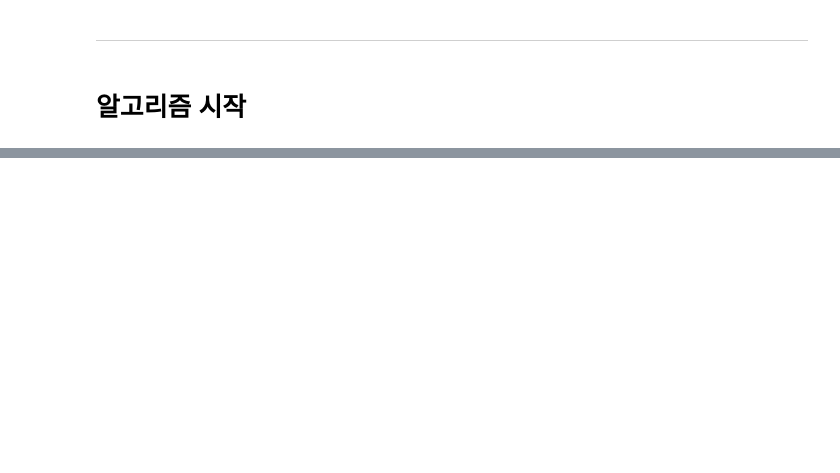
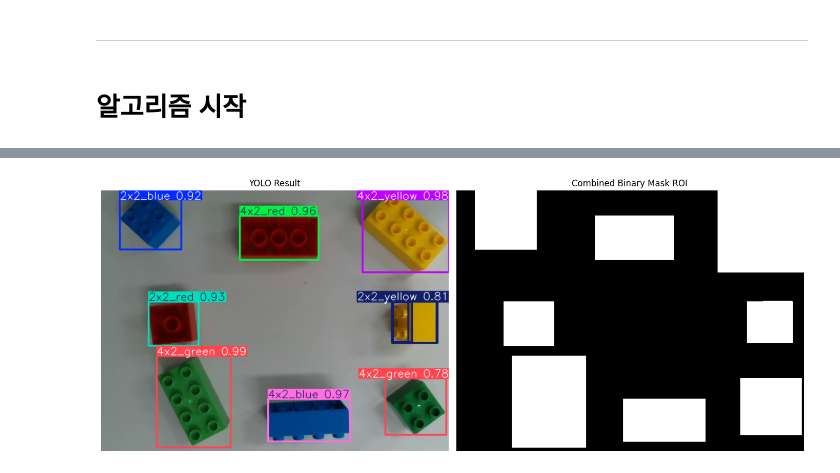
Before and after one commit to engineer0914/pointcloud_test, a Jupyter notebook: INUVision.ipynb, the cells around one changed output, grey strips where cells are left out. Drawn from its saved outputs; the diff is of its cells as text; code cells hidden in the pictures; blank space fills up the shorter version.

```diff
--- a/INUVision.ipynb
+++ b/INUVision.ipynb
@@ -918,0 +673,87 @@ plt.show()
+# %%
+from ultralytics import YOLO
+import cv2
+import numpy as np
+import matplotlib.pyplot as plt
+
+# ---------------------------------------------------------
+# 1. YOLO 모델 로드
+# ---------------------------------------------------------
+# segmentation 모델이면 masks 사용 가능
+# detection 모델이면 boxes로 사각형 마스크 생성
+model = YOLO("yolo_models/train1_05_04/weights/best.pt")
+
+target_classes = [0, 1, 3, 4, 5, 6, 8, 9]
+
+# 이미지 크기 자동 사용
+H, W = color_img_bgr.shape[:2]
+
+# ---------------------------------------------------------
+# 2. YOLO 추론
+# ---------------------------------------------------------
+results = model(color_img_bgr, classes=target_classes)
+
+# 최종 객체 마스크: 0/1 uint8
+mask_binary = np.zeros((H, W), dtype=np.uint8)
+
+if len(results) > 0:
+    r = results[0]
+
+    # -----------------------------------------------------
+    # Case A. YOLO segmentation 모델인 경우
+    # -----------------------------------------------------
+    if r.masks is not None:
+        masks = r.masks.data.cpu().numpy()
+
+        for mask in masks:
+            mask_resized = cv2.resize(mask, (W, H))
+            mask_binary = np.logical_or(
+                mask_binary > 0,
+                mask_resized > 0.5
+            ).astype(np.uint8)
+
+        print(f"[SUCCESS] segmentation mask {len(masks)}개 병합 완료")
+
+    # -----------------------------------------------------
+    # Case B. YOLO detection 모델인 경우
+    # boxes를 사각형 mask로 사용
+    # -----------------------------------------------------
+    elif r.boxes is not None and len(r.boxes) > 0:
+        boxes = r.boxes.xyxy.cpu().numpy()
+
+        for box in boxes:
+            x1, y1, x2, y2 = box.astype(int)
+
+            x1 = max(0, min(x1, W - 1))
+            y1 = max(0, min(y1, H - 1))
+            x2 = max(0, min(x2, W - 1))
+            y2 = max(0, min(y2, H - 1))
+
+            mask_binary[y1:y2 + 1, x1:x2 + 1] = 1
+
+        print(f"[SUCCESS] detection bbox {len(boxes)}개를 mask로 변환 완료")
+
+    else:
+        print("[WARN] 지정된 클래스의 객체가 검출되지 않았습니다.")
+
+else:
+    print("[WARN] YOLO result가 비어 있습니다.")
+
+# ---------------------------------------------------------
+# 3. YOLO 결과 시각화
+# ---------------------------------------------------------
+vis_yolo = results[0].plot()
+
+fig, axes = plt.subplots(1, 2, figsize=(14, 6))
+
+axes[0].imshow(cv2.cvtColor(vis_yolo, cv2.COLOR_BGR2RGB))
+axes[0].set_title("YOLO Result")
+axes[0].axis("off")
+
+axes[1].imshow(mask_binary, cmap="gray")
+axes[1].set_title("Combined Binary Mask ROI")
+axes[1].axis("off")
+
+plt.tight_layout()
+plt.show()
+# %% [output]
@@ -918,0 +763 @@ plt.show()
+[figure, added]
```
Also changed, not shown: parts of 16 cells of this notebook, 4 other files.
